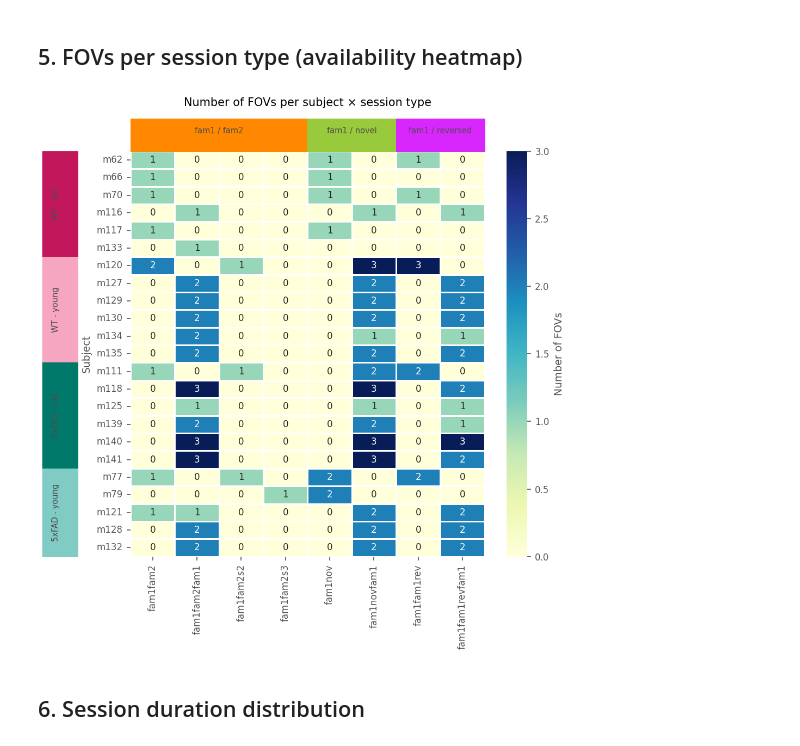
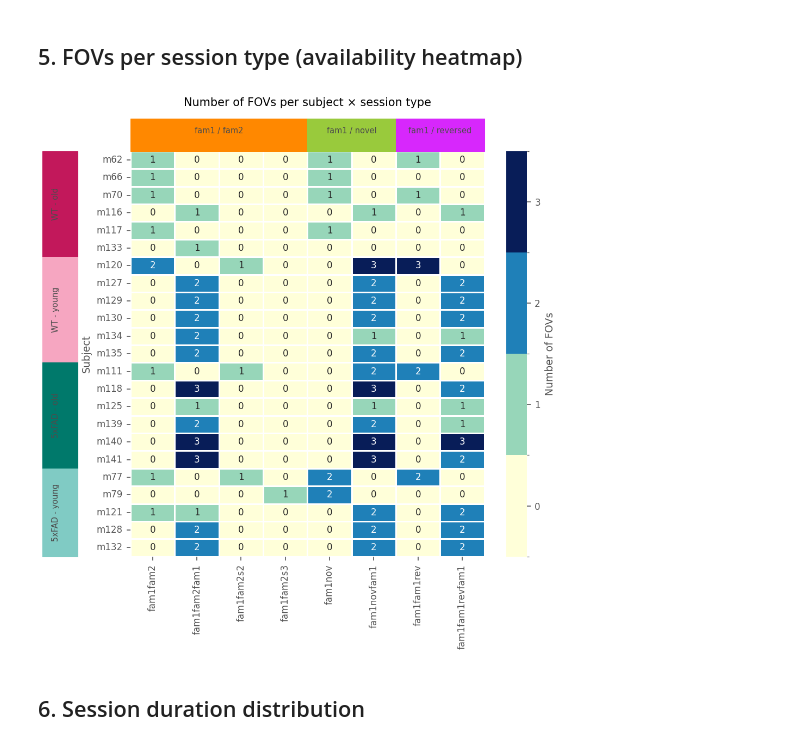
Before and after one commit to elena-faillace/manifold-remapping, a Jupyter notebook: notebooks/0.data_overview/01_experiments_data_statistics.ipynb, the cells around one changed output. Cells and saved outputs as stored; diff of their text form; code cells hidden in the pictures.

```diff
--- a/notebooks/0.data_overview/01_experiments_data_statistics.ipynb
+++ b/notebooks/0.data_overview/01_experiments_data_statistics.ipynb
@@ -190,11 +190,17 @@ for _, row in df_neurons.iterrows():
 subject_info = {s.value: mice.get_subject_info(s) for s in mice.get_all_subjects()}
 group_labels = [f"{subject_info[s]['genotype']}_{subject_info[s]['age']}" for s in all_subjects]
 
+vmax = int(avail.values.max())
+n_levels = vmax + 1  # one colour per integer value 0..vmax
+discrete_cmap = plt.get_cmap("YlGnBu", n_levels)
+boundaries = np.arange(-0.5, n_levels, 1)
+norm = plt.matplotlib.colors.BoundaryNorm(boundaries, n_levels)
+
 fig, ax = plt.subplots(figsize=(PlotStyle.FULL_WIDTH, 7))
 sns.heatmap(
-    avail, cmap="YlGnBu", annot=True, fmt="d", linewidths=0.5,
-    vmin=0, vmax=avail.values.max(), ax=ax,
-    cbar_kws={"label": "Number of FOVs"},
+    avail, cmap=discrete_cmap, norm=norm, annot=True, fmt="d", linewidths=0.5,
+    ax=ax,
+    cbar_kws={"label": "Number of FOVs", "ticks": list(range(n_levels))},
 )
 
 # --- Left: group color bar + labels ---
@@ -223,34 +229,34 @@ EXP_DISPLAY = {
     "fam1 → fam2": "fam1 / fam2",
     "fam1 → novel": "fam1 / novel",
     "fam1 → reversed": "fam1 / reversed",
 }
 exp_labels = [SESSION_TYPE_MAP[s] for s in ordered_sessions]
 
 for j, session in enumerate(ordered_sessions):
     exp_type = SESSION_TYPE_MAP[session]
     color = EXPERIMENT_TYPE_COLORS[exp_type]
     ax.add_patch(plt.Rectangle((j, 1.0), 1, 0.08, color=color, clip_on=False, transform=ax.get_xaxis_transform()))
 
 # Find contiguous spans for each experiment type and place a centered label
 prev_e, span_start = exp_labels[0], 0
 for j in range(1, len(exp_labels) + 1):
     cur_e = exp_labels[j] if j < len(exp_labels) else None
     if cur_e != prev_e:
         mid_x = (span_start + j) / 2
         ax.text(mid_x, 1.04, EXP_DISPLAY.get(prev_e, prev_e),
                 ha="center", va="bottom", fontsize=7, color="0.3",
                 transform=ax.get_xaxis_transform())
         span_start = j
         prev_e = cur_e
 
 ax.set_title("Number of FOVs per subject × session type", pad=40)
 ax.set_ylabel("Subject")
 ax.set_xlabel("")
 plt.tight_layout()
 fig.savefig(fig_path / "availability_heatmap.pdf")
 plt.show()
 # %% [output]
-[figure, old version]
+[figure, new version]
 # %% [markdown]
 ## 6. Session duration distribution
 # %%
```
Also changed, not shown: parts of 2 cells of this notebook, 1 other file.
